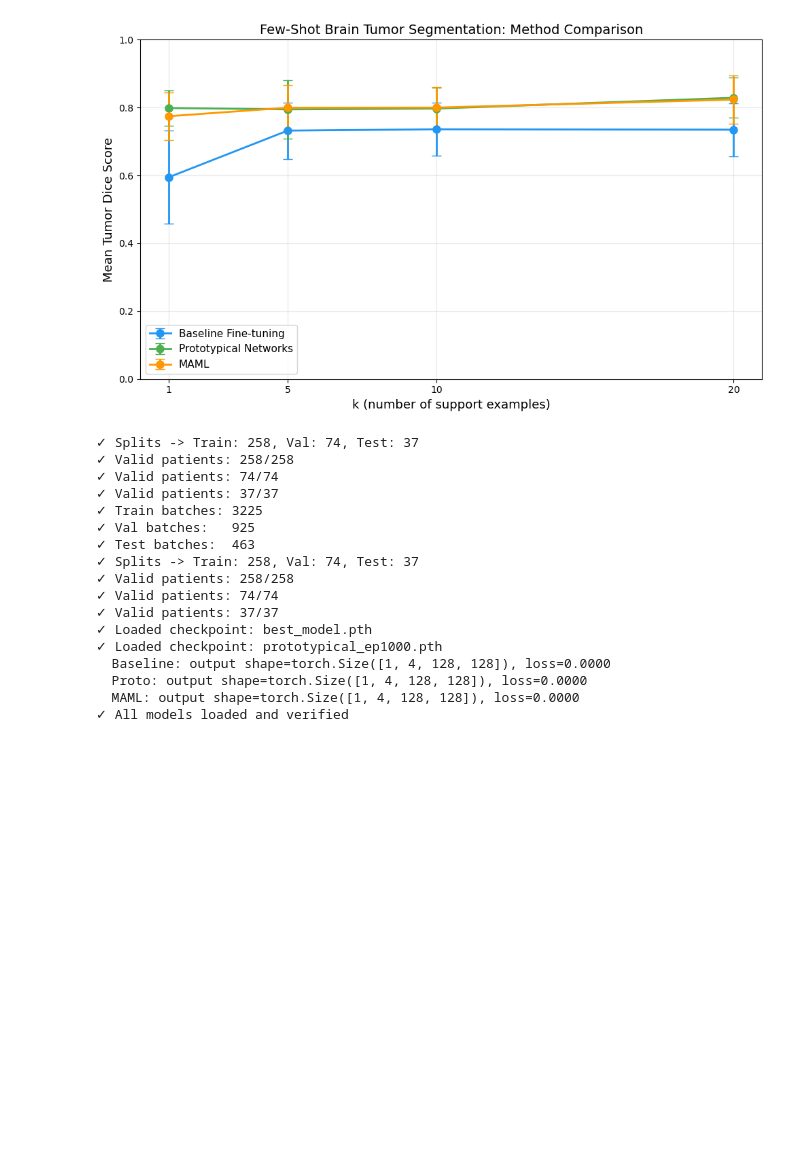
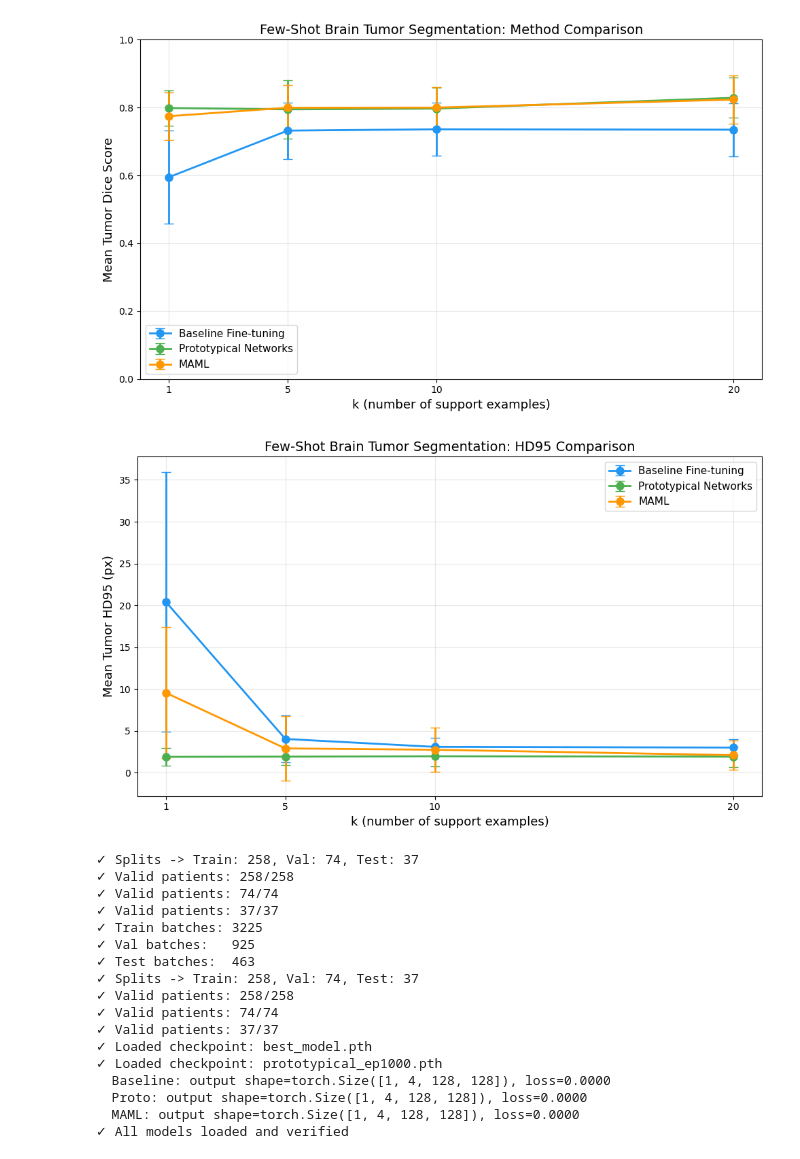
Before and after one commit to sherwinvahidi/UNet-FewShot, a Jupyter notebook: notebooks/5_interpretability.ipynb, the cells around one changed output. Cells and saved outputs as stored; diff of their text form; code cells hidden in the pictures; blank space fills up the shorter version.

```diff
--- a/notebooks/5_interpretability.ipynb
+++ b/notebooks/5_interpretability.ipynb
@@ -73,4 +73,40 @@ plt.savefig(os.path.join(Config.RESULTS_DIR, 'method_comparison.png'), dpi=150)
 plt.show()
 # %% [output]
 [figure]
+# %%
+# CELL 4: HD95 Method Comparison Chart
+k_values = Config.K_SHOT_VALUES
+fig, ax = plt.subplots(figsize=(10, 6))
+
+colors = {'Baseline Fine-tuning': '#2196F3',
+          'Prototypical Networks': '#4CAF50',
+          'MAML': '#FF9800'}
+
+for name, results, color in [
+    ('Baseline Fine-tuning', baseline_results, colors['Baseline Fine-tuning']),
+    ('Prototypical Networks', proto_results, colors['Prototypical Networks']),
+    ('MAML', maml_results, colors['MAML']),
+]:
+    if results is None:
+        continue
+    # Check if HD95 data exists
+    if 'hd95_mean' not in results[str(k_values[0])]:
+        print(f"⚠ {name}: no HD95 data — re-run evaluation with compute_hd95=True")
+        continue
+    means = [results[str(k)]['hd95_mean'] for k in k_values]
+    stds = [results[str(k)]['hd95_std'] for k in k_values]
+    ax.errorbar(k_values, means, yerr=stds, marker='o', capsize=5,
+                linewidth=2, markersize=8, color=color, label=name)
+
+ax.set_xlabel('k (number of support examples)', fontsize=13)
+ax.set_ylabel('Mean Tumor HD95 (px)', fontsize=13)
+ax.set_title('Few-Shot Brain Tumor Segmentation: HD95 Comparison', fontsize=14)
+ax.set_xticks(k_values)
+ax.grid(True, alpha=0.3)
+ax.legend(fontsize=11)
+plt.tight_layout()
+plt.savefig(os.path.join(Config.RESULTS_DIR, 'method_comparison_hd95.png'), dpi=150)
+plt.show()
+# %% [output]
+[figure, added]
 # %%
```
Also changed, not shown: parts of 7 cells of this notebook, 24 other files.
